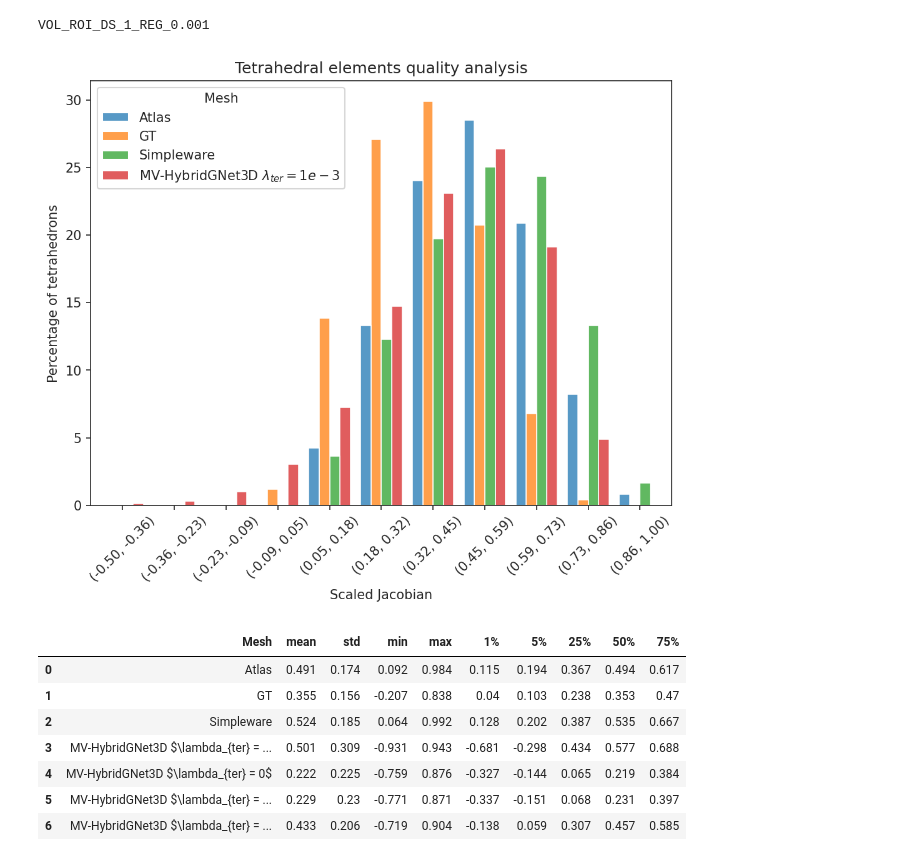
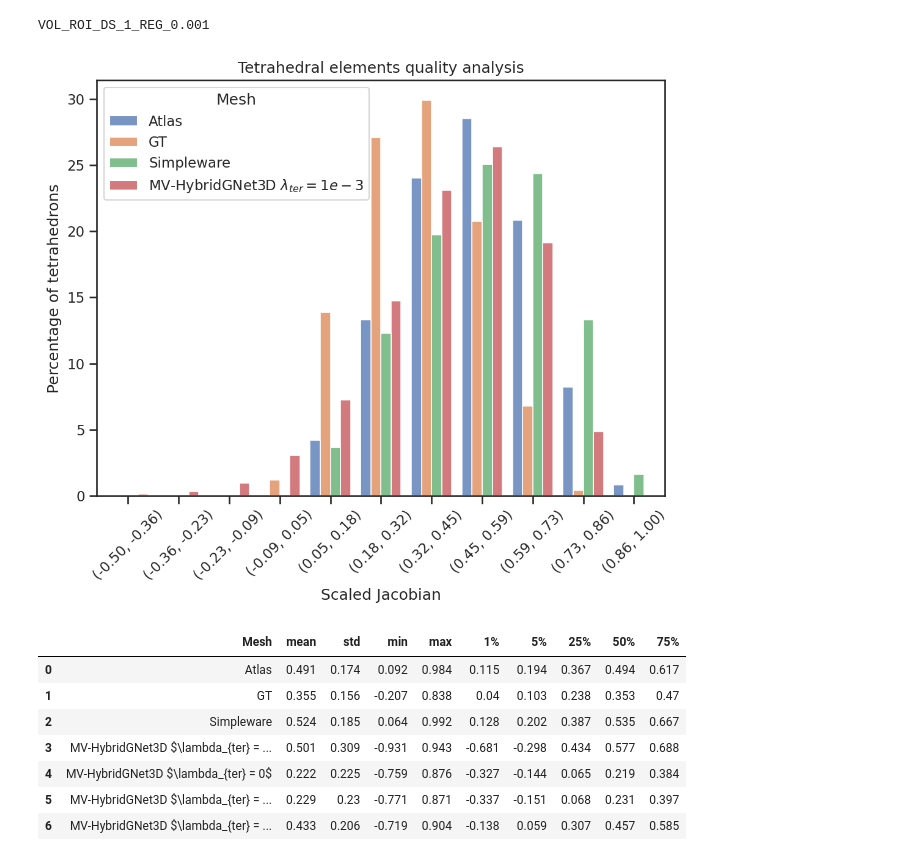
Before and after one commit to ngaggion/HybridVNet, a Jupyter notebook: MeshQualities.ipynb, the cells around one changed output. Saved outputs shown, nothing was run; the diff lists cells and outputs as text; code cells hidden in the pictures.

```diff
--- a/MeshQualities.ipynb
+++ b/MeshQualities.ipynb
@@ -4,6 +4,8 @@ import matplotlib.pyplot as plt
 import seaborn as sns
 import numpy as np
 import os
+
+sns.set()
 
 sns.set_style("ticks")
 
@@ -41,34 +43,34 @@ for model in models:
     df['Mesh'] = model_name
 
     print(model)
 
     dfs_list.append(df)
 
 dfs = pd.concat(dfs_list)
 dfs.reset_index(drop=True, inplace=True)
 
 plt.figure(figsize = (8, 6), dpi = 150)
 
 bins = np.linspace(-0.5, 1, 12)
 tickpos = []
 ticks = []
 for j in range(1, len(bins)):
     tickpos.append((bins[j] + bins[j-1])/2)
     ticks.append("(%.2f, %.2f)" %(bins[j-1],bins[j]))
 
 ax = sns.histplot(x="Quality", hue="Mesh", bins = bins, multiple="dodge", data=dfs, shrink = 0.8, stat='percent', common_norm=False)
 #ax = sns.histplot(x="Quality", hue="Mesh", bins = bins, multiple="dodge", data=dfs, shrink = 0.8)
 ax.set_xticks(tickpos, ticks, rotation = 45)
 
 plt.title("Tetrahedral elements quality analysis")
 plt.ylabel("Percentage of tetrahedrons")
 plt.xlabel("Scaled Jacobian")
 plt.margins(x=0.02)
 
 plt.savefig('../VolumetricQuality/histogram.pdf', bbox_inches='tight', dpi=200)
 # %% [output]
 VOL_ROI_DS_1_REG_0.001
-[figure, old version]
+[figure, new version]
 # %%
 # Create a table from the dfs dataframe
 # The table contains mean and std, min, max, 1%, 5%, 25%, 50%, 75% of the quality measures
```
Also changed, not shown: 25 other files.
